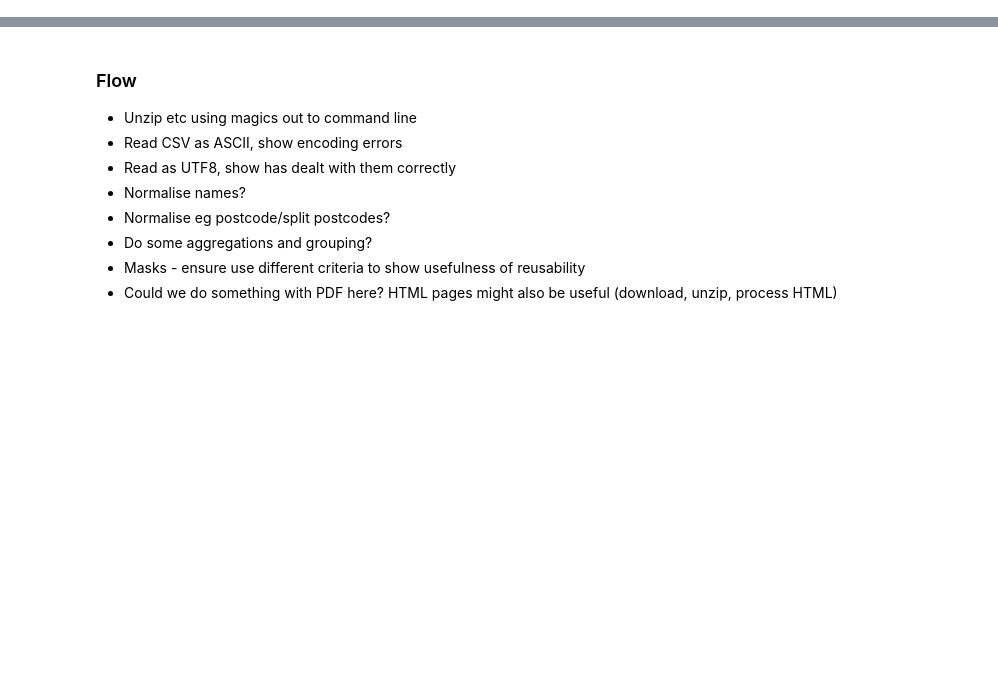
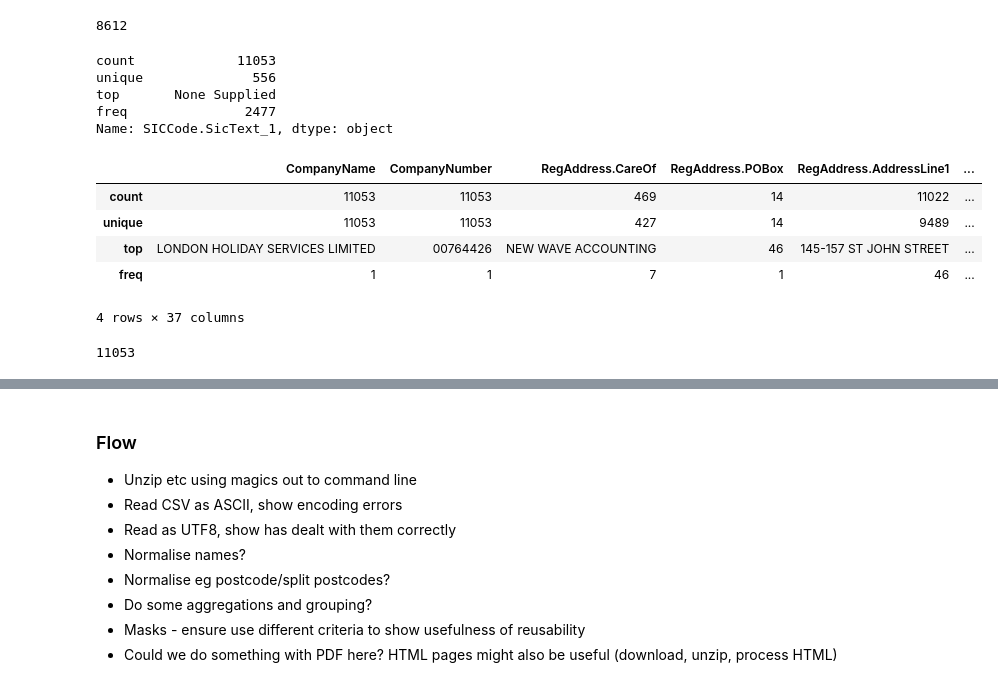
Before and after one commit to JasnaJejcic/training, a Jupyter notebook: s2ds_python/exploratory.ipynb, the cells around one changed output, grey strips where cells are left out. Drawn from its saved outputs; the diff is of its cells as text; code cells hidden in the pictures; blank space fills up the shorter version.

```diff
--- a/s2ds_python/exploratory.ipynb
+++ b/s2ds_python/exploratory.ipynb
@@ -6,0 +137,28 @@ from lxml import etree
+# %%
+df['Mortgages.NumMortCharges'].sum()
+# %% [output]
+8612
+# %%
+# And non-numerical data
+df['SICCode.SicText_1'].describe()
+# %% [output]
+count             11053
+unique              556
+top       None Supplied
+freq               2477
+Name: SICCode.SicText_1, dtype: object
+# %%
+# We can also call this on a frame as a whole and specify which types to include
+df.describe(include=['object'])
+# %% [output]
+|  | CompanyName | CompanyNumber | RegAddress.CareOf | RegAddress.POBox | RegAddress.AddressLine1 | ... |
+| count | 11053 | 11053 | 469 | 14 | 11022 | ... |
+| unique | 11053 | 11053 | 427 | 14 | 9489 | ... |
+| top | LONDON HOLIDAY SERVICES LIMITED | 00764426 | NEW WAVE ACCOUNTING | 46 | 145-157 ST JOHN STREET | ... |
+| freq | 1 | 1 | 7 | 1 | 46 | ... |
+4 rows × 37 columns
+# %%
+# Each Company Number is unique..
+df[' CompanyNumber'].nunique()
+# %% [output]
+11053
```
Also changed, not shown: parts of 83 cells of this notebook, 2 other files.
